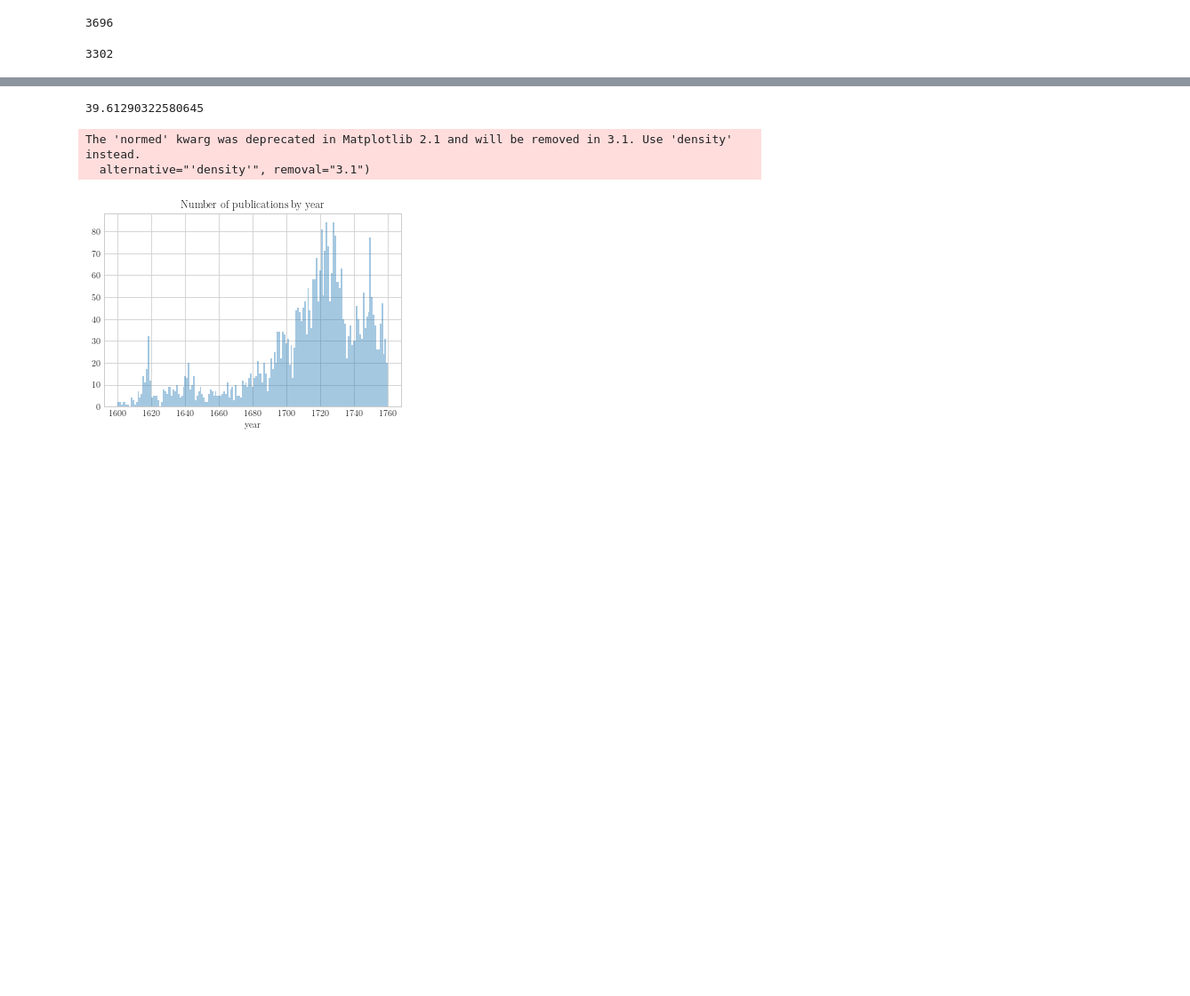
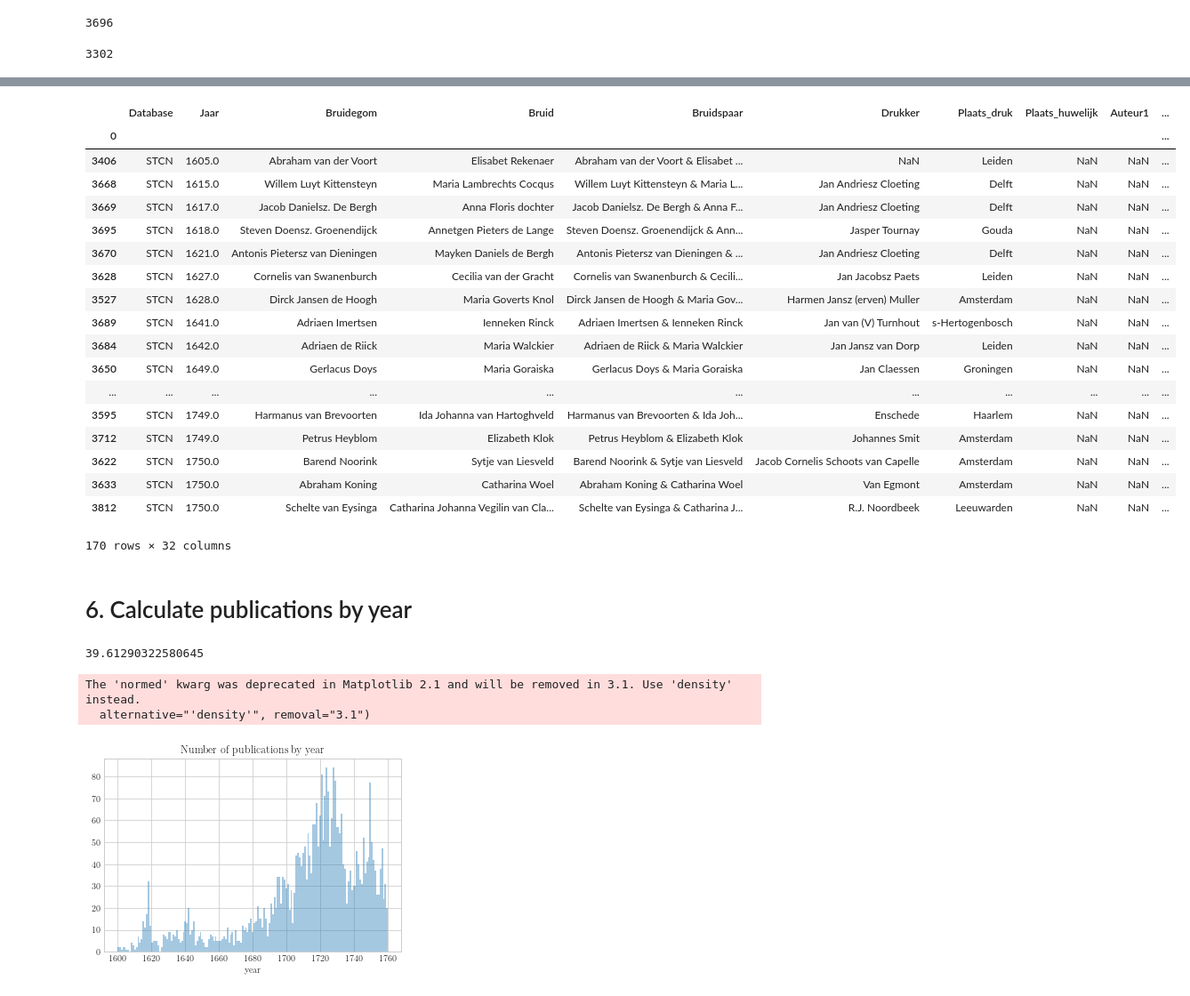
Before and after one commit to awlassche/netwerk-huwelijksgedichten, a Jupyter notebook: Notebooks_scripts/Data analysis 2.0.ipynb, the cells around one changed output, grey strips where cells are left out. Shown at 89% size. Saved outputs shown, nothing was run; the diff lists cells and outputs as text; code cells hidden in the pictures; blank space fills up the shorter version.

```diff
--- a/Notebooks_scripts/Data analysis 2.0.ipynb
+++ b/Notebooks_scripts/Data analysis 2.0.ipynb
@@ -109,6 +165,30 @@ df.loc[df['n-authors'] == 22]
 | 0 |  |  |  |  |  |  |  |  |  | ... |
 | 3085 | KB | 1740.0 | Josua van der Poorten | Hillegonda Josina van Eik | Josua van der Poorten & Hillegond... | NaN | NaN | Sloterdijk | Justus van Maurik | ... |
 1 rows × 32 columns
+# %%
+df[(df.Database =='STCN') & (df.nauthors == 0)]
+# %% [output]
+|  | Database | Jaar | Bruidegom | Bruid | Bruidspaar | Drukker | Plaats_druk | Plaats_huwelijk | Auteur1 | ... |
+| 0 |  |  |  |  |  |  |  |  |  | ... |
+| 3406 | STCN | 1605.0 | Abraham van der Voort | Elisabet Rekenaer | Abraham van der Voort & Elisabet ... | NaN | Leiden | NaN | NaN | ... |
+| 3668 | STCN | 1615.0 | Willem Luyt Kittensteyn | Maria Lambrechts Cocqus | Willem Luyt Kittensteyn & Maria L... | Jan Andriesz Cloeting | Delft | NaN | NaN | ... |
+| 3669 | STCN | 1617.0 | Jacob Danielsz. De Bergh | Anna Floris dochter | Jacob Danielsz. De Bergh & Anna F... | Jan Andriesz Cloeting | Delft | NaN | NaN | ... |
+| 3695 | STCN | 1618.0 | Steven Doensz. Groenendijck | Annetgen Pieters de Lange | Steven Doensz. Groenendijck & Ann... | Jasper Tournay | Gouda | NaN | NaN | ... |
+| 3670 | STCN | 1621.0 | Antonis Pietersz van Dieningen | Mayken Daniels de Bergh | Antonis Pietersz van Dieningen & ... | Jan Andriesz Cloeting | Delft | NaN | NaN | ... |
+| 3628 | STCN | 1627.0 | Cornelis van Swanenburch | Cecilia van der Gracht | Cornelis van Swanenburch & Cecili... | Jan Jacobsz Paets | Leiden | NaN | NaN | ... |
+| 3527 | STCN | 1628.0 | Dirck Jansen de Hoogh | Maria Goverts Knol | Dirck Jansen de Hoogh & Maria Gov... | Harmen Jansz (erven) Muller | Amsterdam | NaN | NaN | ... |
+| 3689 | STCN | 1641.0 | Adriaen Imertsen | Ienneken Rinck | Adriaen Imertsen & Ienneken Rinck | Jan van (V) Turnhout | s-Hertogenbosch | NaN | NaN | ... |
+| 3684 | STCN | 1642.0 | Adriaen de Riick | Maria Walckier | Adriaen de Riick & Maria Walckier | Jan Jansz van Dorp | Leiden | NaN | NaN | ... |
+| 3650 | STCN | 1649.0 | Gerlacus Doys | Maria Goraiska | Gerlacus Doys & Maria Goraiska | Jan Claessen | Groningen | NaN | NaN | ... |
+| ... | ... | ... | ... | ... | ... | ... | ... | ... | ... | ... |
+| 3595 | STCN | 1749.0 | Harmanus van Brevoorten | Ida Johanna van Hartoghveld | Harmanus van Brevoorten & Ida Joh... | Enschede | Haarlem | NaN | NaN | ... |
+| 3712 | STCN | 1749.0 | Petrus Heyblom | Elizabeth Klok | Petrus Heyblom & Elizabeth Klok | Johannes Smit | Amsterdam | NaN | NaN | ... |
+| 3622 | STCN | 1750.0 | Barend Noorink | Sytje van Liesveld | Barend Noorink & Sytje van Liesveld | Jacob Cornelis Schoots van Capelle | Amsterdam | NaN | NaN | ... |
+| 3633 | STCN | 1750.0 | Abraham Koning | Catharina Woel | Abraham Koning & Catharina Woel | Van Egmont | Amsterdam | NaN | NaN | ... |
+| 3812 | STCN | 1750.0 | Schelte van Eysinga | Catharina Johanna Vegilin van Cla... | Schelte van Eysinga & Catharina J... | R.J. Noordbeek | Leeuwarden | NaN | NaN | ... |
+170 rows × 32 columns
+# %% [markdown]
+# 6. Calculate publications by year
 # %%
 df_year = df[(df['Jaar'] >= 1600)
 & (df['Jaar'] <= 1760)]
```
Also changed, not shown: parts of 60 cells of this notebook, 1 other file.
